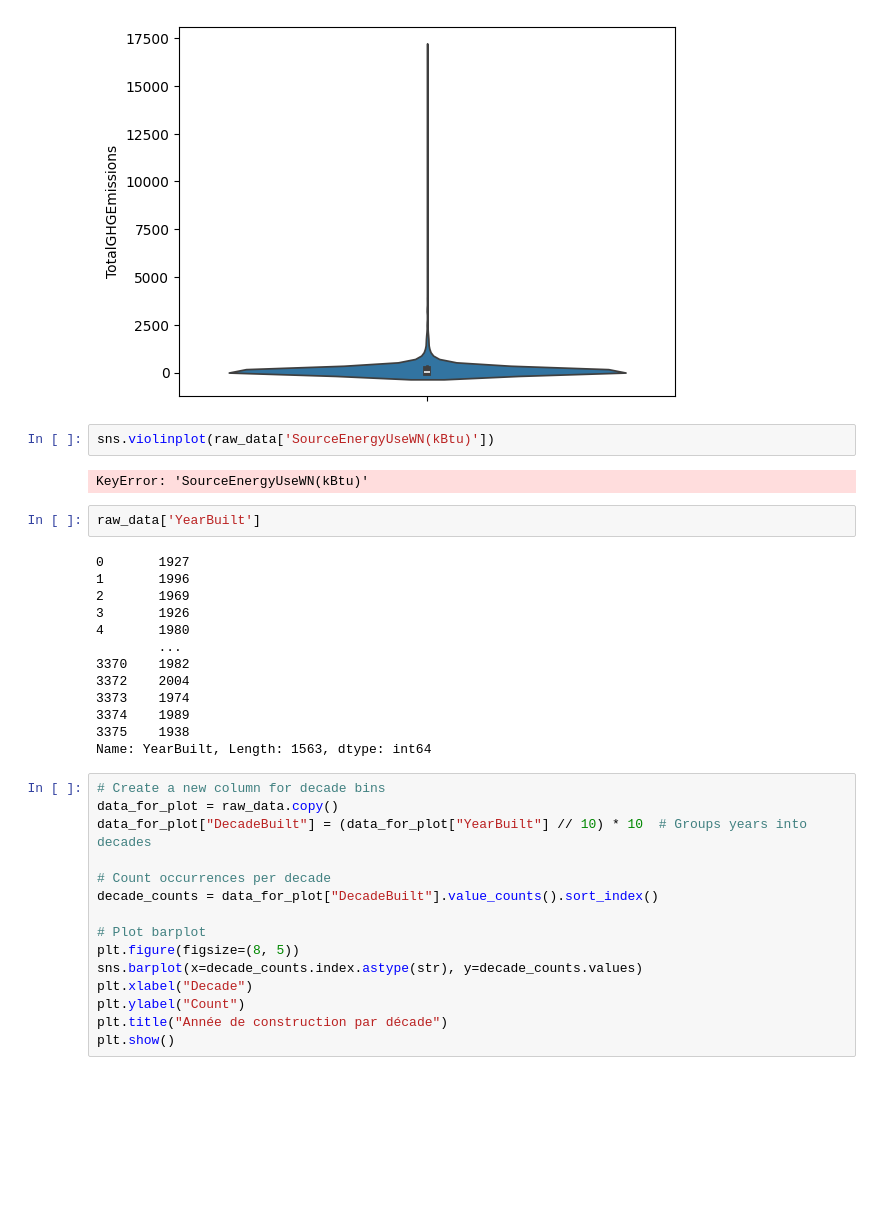
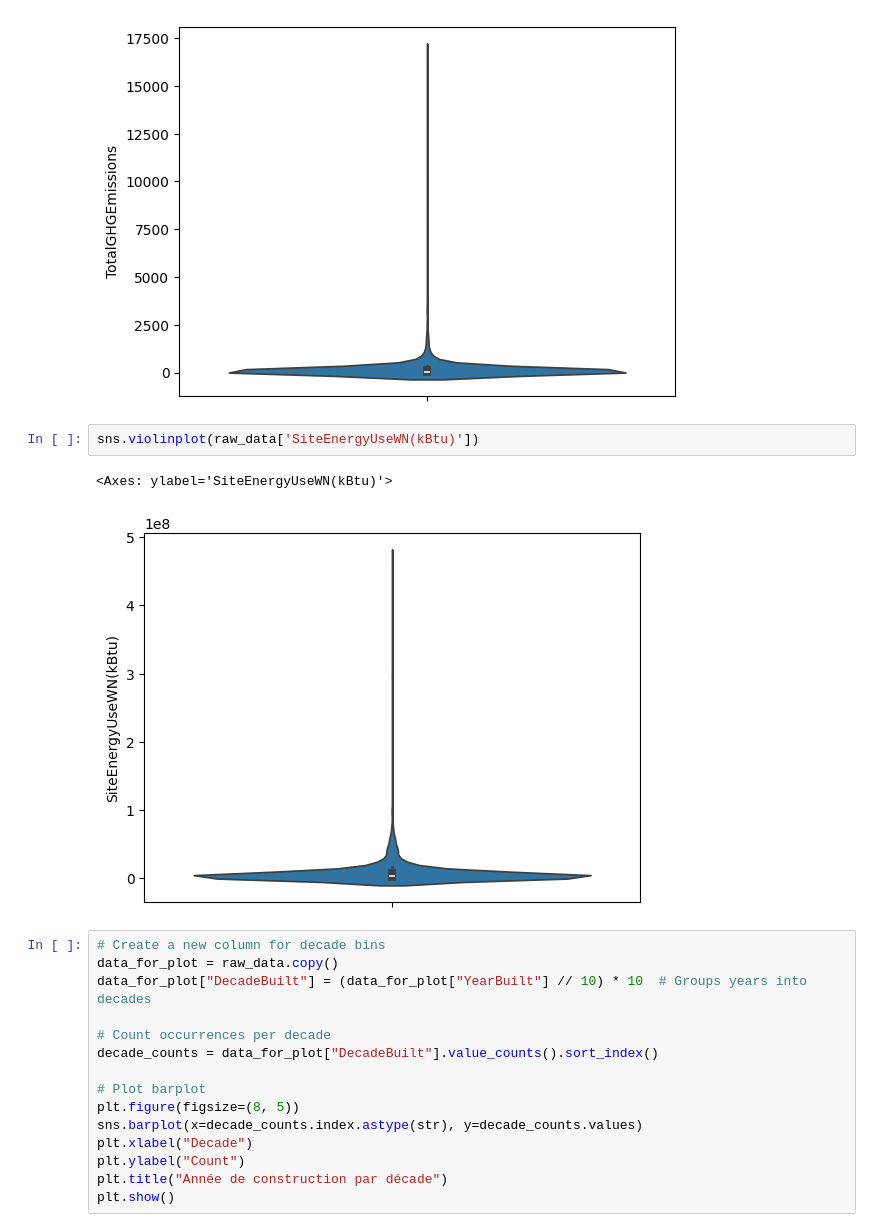
Before and after one commit to Manon-56/OC_P4, a Jupyter notebook: Projet4_notebook.ipynb, the cells around one changed output. Saved outputs shown, nothing was run; the diff lists cells and outputs as text; blank space fills up the shorter version.

```diff
--- a/Projet4_notebook.ipynb
+++ b/Projet4_notebook.ipynb
@@ -252,24 +253,10 @@ sns.violinplot(raw_data['TotalGHGEmissions'])
 <Axes: ylabel='TotalGHGEmissions'>
 [figure]
 # %%
-sns.violinplot(raw_data['SourceEnergyUseWN(kBtu)'])
+sns.violinplot(raw_data['SiteEnergyUseWN(kBtu)'])
 # %% [output]
-KeyError: 'SourceEnergyUseWN(kBtu)'
+<Axes: ylabel='SiteEnergyUseWN(kBtu)'>
+[figure, added]
-# %%
-raw_data['YearBuilt']
-# %% [output]
-0       1927
-1       1996
-2       1969
-3       1926
-4       1980
-        ...
-3370    1982
-3372    2004
-3373    1974
-3374    1989
-3375    1938
-Name: YearBuilt, Length: 1563, dtype: int64
 # %%
 # Create a new column for decade bins
 data_for_plot = raw_data.copy()
```
Also changed, not shown: parts of 26 cells of this notebook, 1 other file.
